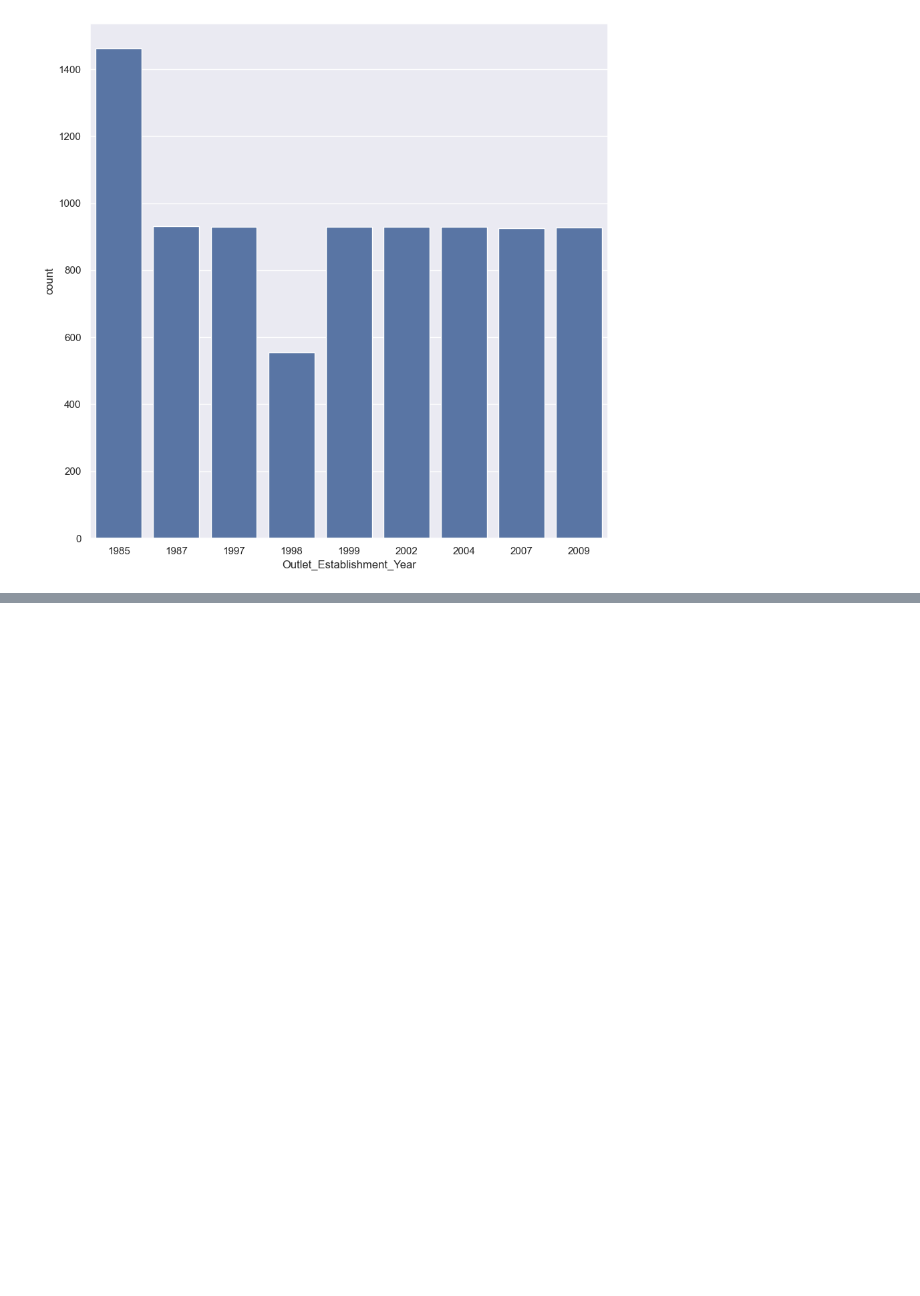
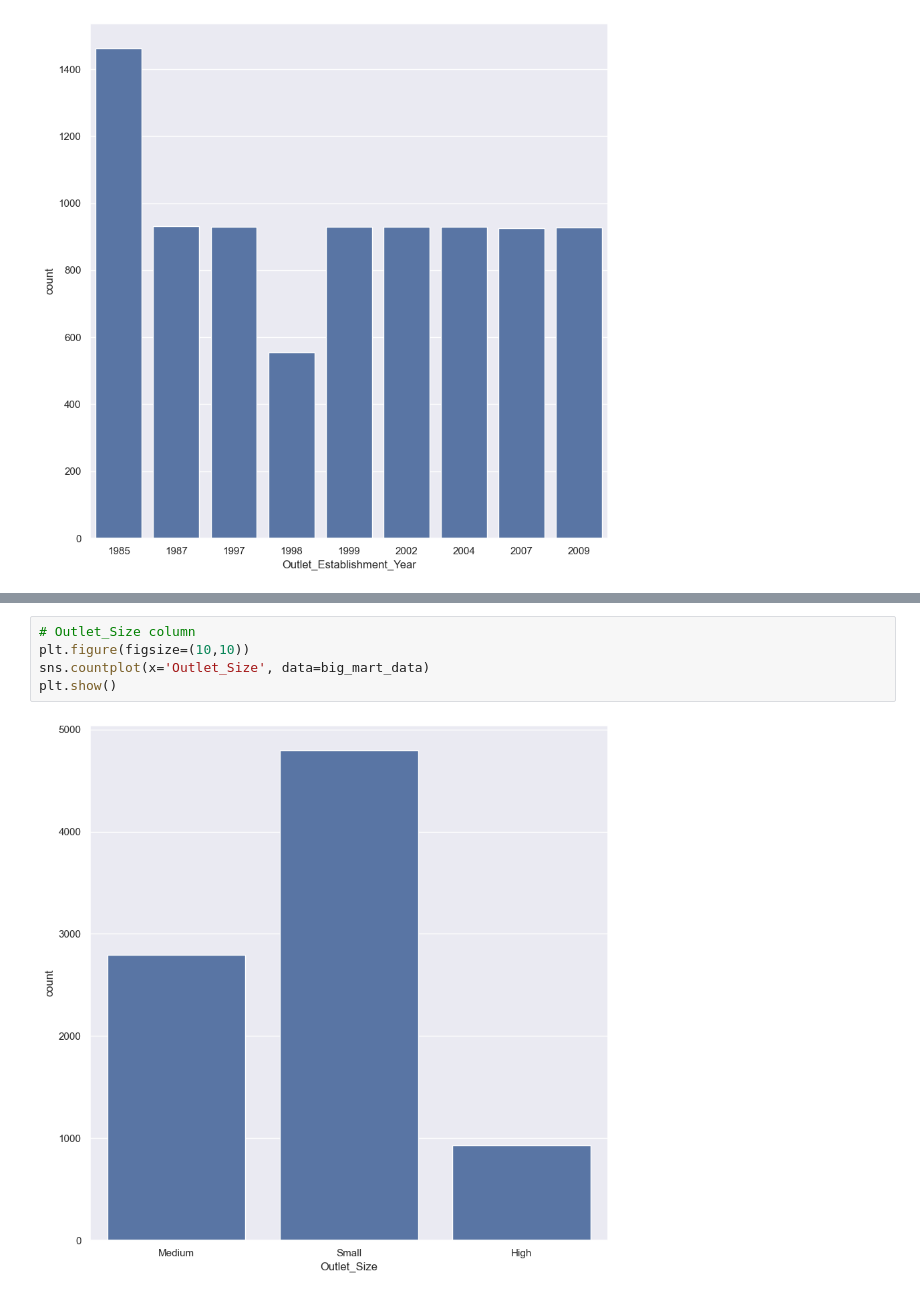
Before and after one commit to Manu-Abuya/BigMart-Sales, a Jupyter notebook: big-mart-sales-prediction.ipynb, the cells around one changed output, grey strips where cells are left out. Saved outputs shown, nothing was run; the diff lists cells and outputs as text; blank space fills up the shorter version.

```diff
--- a/big-mart-sales-prediction.ipynb
+++ b/big-mart-sales-prediction.ipynb
@@ -210,0 +227,7 @@ plt.show()
+# %%
+# Outlet_Size column
+plt.figure(figsize=(10,10))
+sns.countplot(x='Outlet_Size', data=big_mart_data)
+plt.show()
+# %% [output]
+[figure, added]
```
Also changed, not shown: parts of 3 cells of this notebook.
